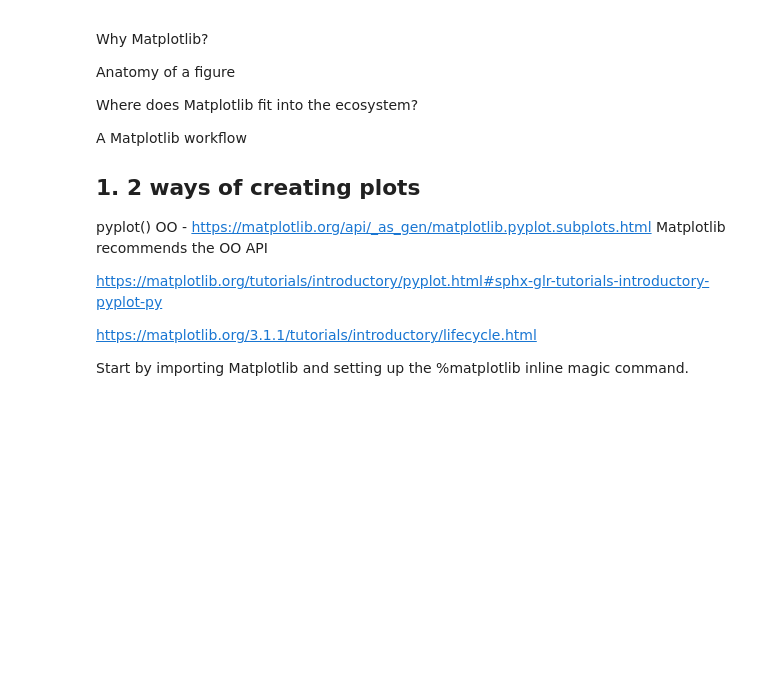
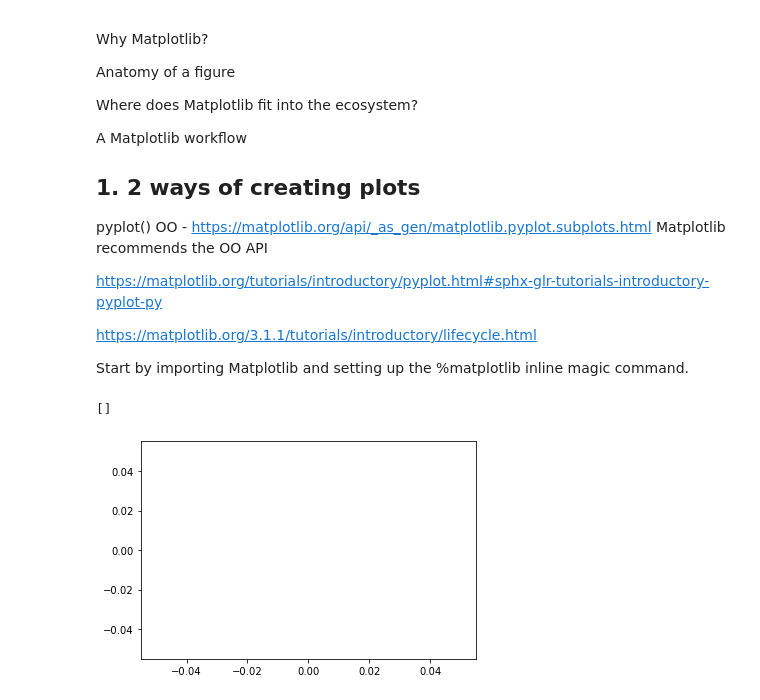
Before and after one commit to Divyat-Agrawal/learning-Data-Science, a Jupyter notebook: Matplotlib/matplotlib.ipynb, the cells around one changed output. Cells and saved outputs as stored; diff of their text form; code cells hidden in the pictures; blank space fills up the shorter version.

```diff
--- a/Matplotlib/matplotlib.ipynb
+++ b/Matplotlib/matplotlib.ipynb
@@ -43,3 +43,9 @@ Start by importing Matplotlib and setting up the %matplotlib inline magic comman
 # Import matplotlib and setup the figures to display within the notebook
 %matplotlib inline
 import matplotlib.pyplot as plt
+# %%
+# Create a simple plot, without the semi-colon
+plt.plot()
+# %% [output]
+[]
+[figure, added]
```
Also changed, not shown: parts of 21 cells of this notebook.
